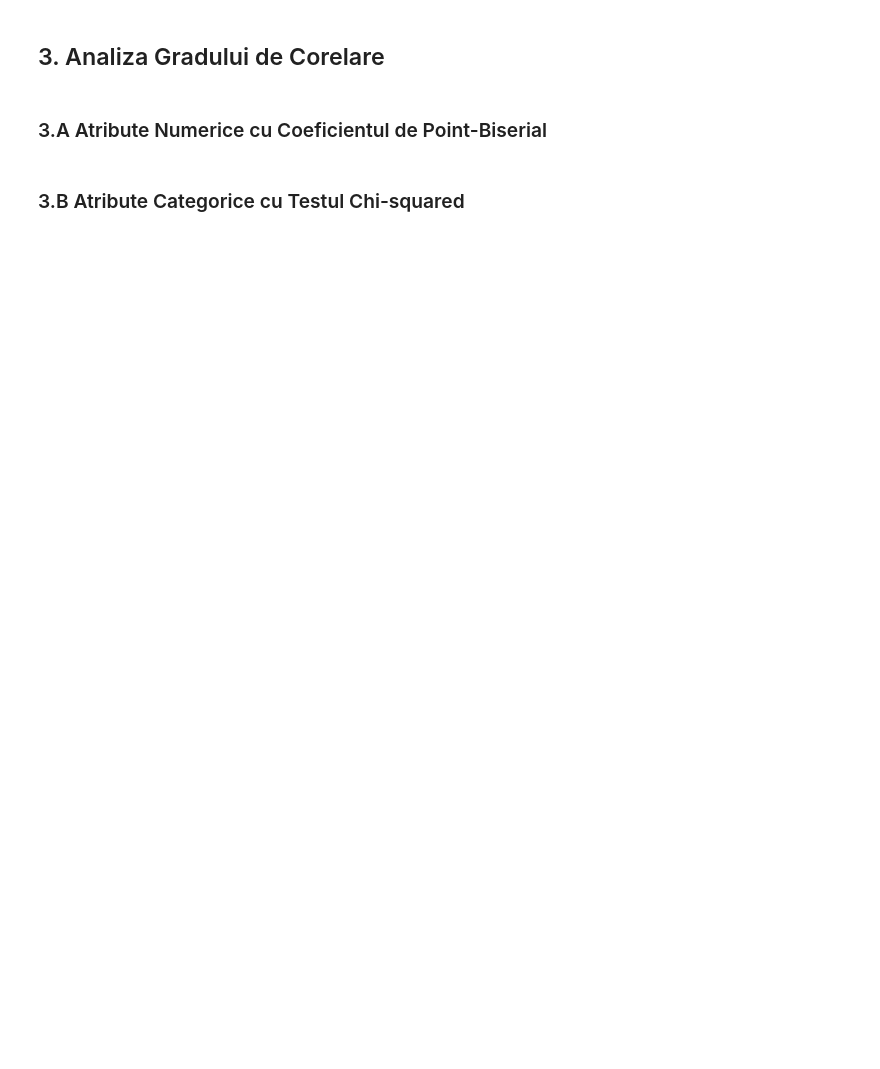
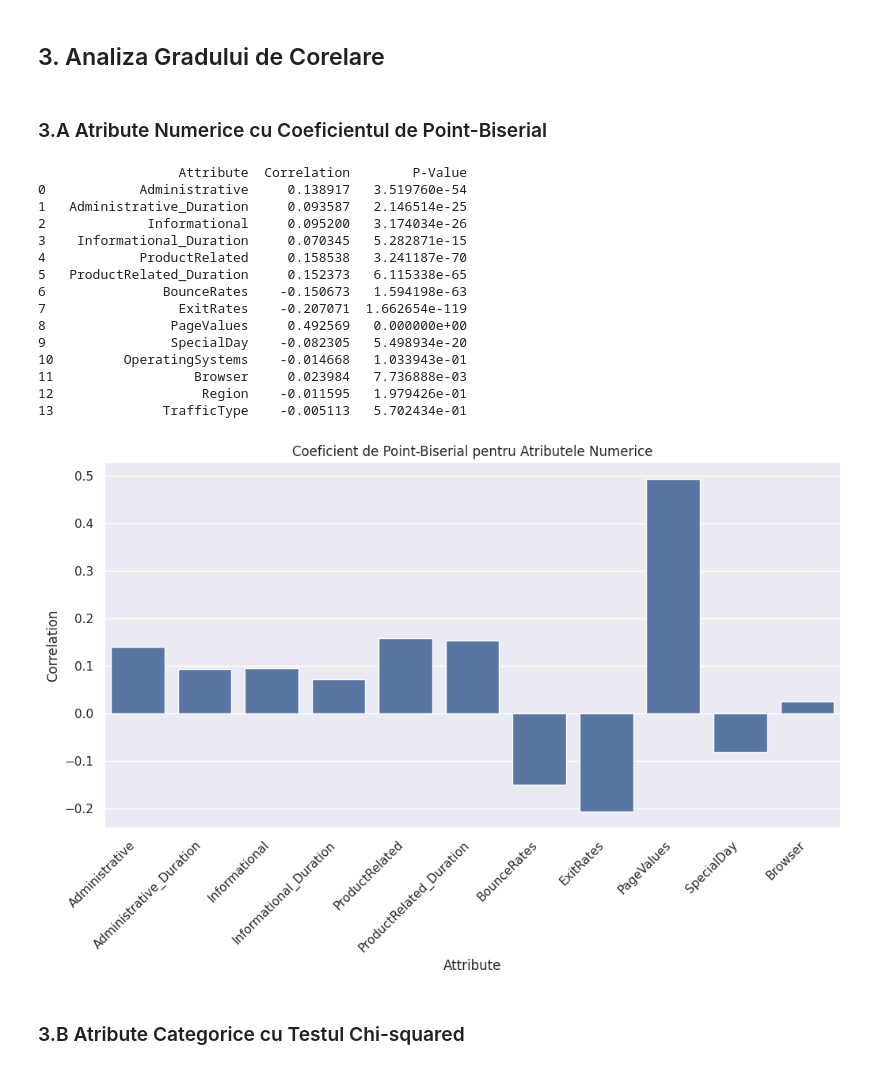
Before and after one commit to StefanFotin23/ML-Prediction-Model, a Jupyter notebook: Tema2-IA.ipynb, the cells around one changed output. Cells and saved outputs as stored; diff of their text form; code cells hidden in the pictures; blank space fills up the shorter version.

```diff
--- a/Tema2-IA.ipynb
+++ b/Tema2-IA.ipynb
@@ -26,6 +44,11 @@ df = pd.read_csv('dataset.csv')
 # %% [markdown]
 ### Filtrarea datelor
 # %%
-# Eliminam din dataset NaN si +- Inifity
-df = df.replace([np.inf, -np.inf], np.nan)
+# Înlocuim -Infinity cu cel mai mic număr accesibil (substituting with the smallest representable number)
+df.replace(-np.inf, np.finfo(np.float64).min, inplace=True)
+
+# Înlocuim +Infinity cu cel mai mare număr accesibil (substituting with the largest representable number)
+df.replace(np.inf, np.finfo(np.float64).max, inplace=True)
+
+# Eliminăm rândurile care conțin NaN după înlocuire
 df = df.dropna()
@@ -98,28 +139,45 @@ for attribute in categorical_attributes:
 # %%
 correlation_results_numeric = []
 
-for attribute in numeric_attributes:
+for attribute in numeric_features:
     if attribute != 'Revenue':
         correlation, p_value = pointbiserialr(df[attribute], df['Revenue'])
         correlation_results_numeric.append({'Attribute': attribute, 'Correlation': correlation, 'P-Value': p_value})
 
 # Tabelul cu rezultate
 correlation_df_numeric = pd.DataFrame(correlation_results_numeric)
 print(correlation_df_numeric)
 print('\n')
 
 # Vizualizare pentru atributele cu p-value <= 0.05
 significant_numeric_attributes = correlation_df_numeric[correlation_df_numeric['P-Value'] <= 0.05]
 plt.figure(figsize=(12, 6))
 barplot = sns.barplot(x='Attribute', y='Correlation', data=significant_numeric_attributes)
 plt.title('Coeficient de Point-Biserial pentru Atributele Numerice')
 
 # Rotirea etichetelor pe axa X pentru a face vizualizarea mai lizibilă
 X_fields = significant_numeric_attributes['Attribute'].tolist()
 barplot.set_xticks(range(len(X_fields)))
 barplot.set_xticklabels(X_fields, rotation=45, horizontalalignment='right')
 
 plt.show()
+# %% [output]
+                  Attribute  Correlation        P-Value
+0            Administrative     0.138917   3.519760e-54
+1   Administrative_Duration     0.093587   2.146514e-25
+2             Informational     0.095200   3.174034e-26
+3    Informational_Duration     0.070345   5.282871e-15
+4            ProductRelated     0.158538   3.241187e-70
+5   ProductRelated_Duration     0.152373   6.115338e-65
+6               BounceRates    -0.150673   1.594198e-63
+7                 ExitRates    -0.207071  1.662654e-119
+8                PageValues     0.492569   0.000000e+00
+9                SpecialDay    -0.082305   5.498934e-20
+10         OperatingSystems    -0.014668   1.033943e-01
+11                  Browser     0.023984   7.736888e-03
+12                   Region    -0.011595   1.979426e-01
+13              TrafficType    -0.005113   5.702434e-01
+[figure, added]
 # %% [markdown]
 ### 3.B Atribute Categorice cu Testul Chi-squared
 # %%
```
Also changed, not shown: parts of 22 cells of this notebook, 1 other file.
